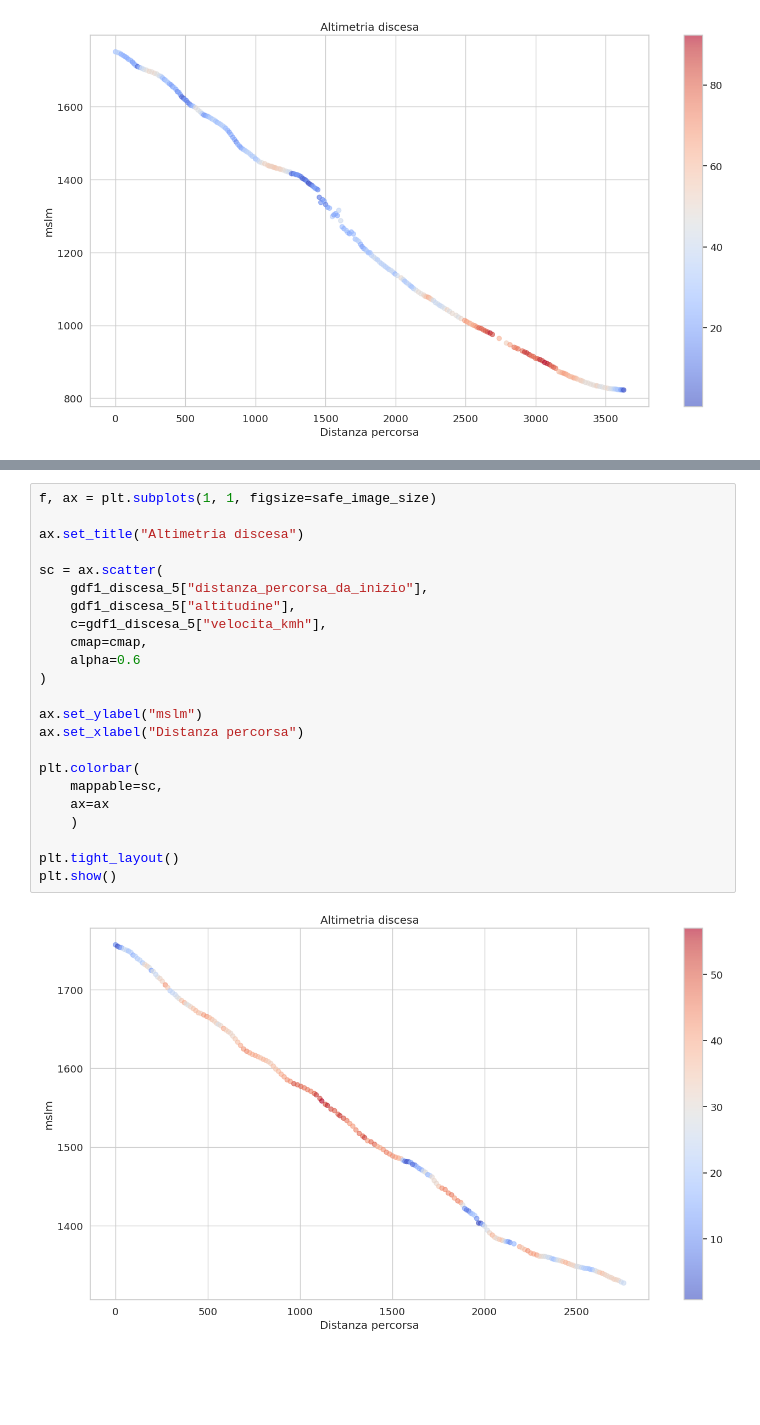
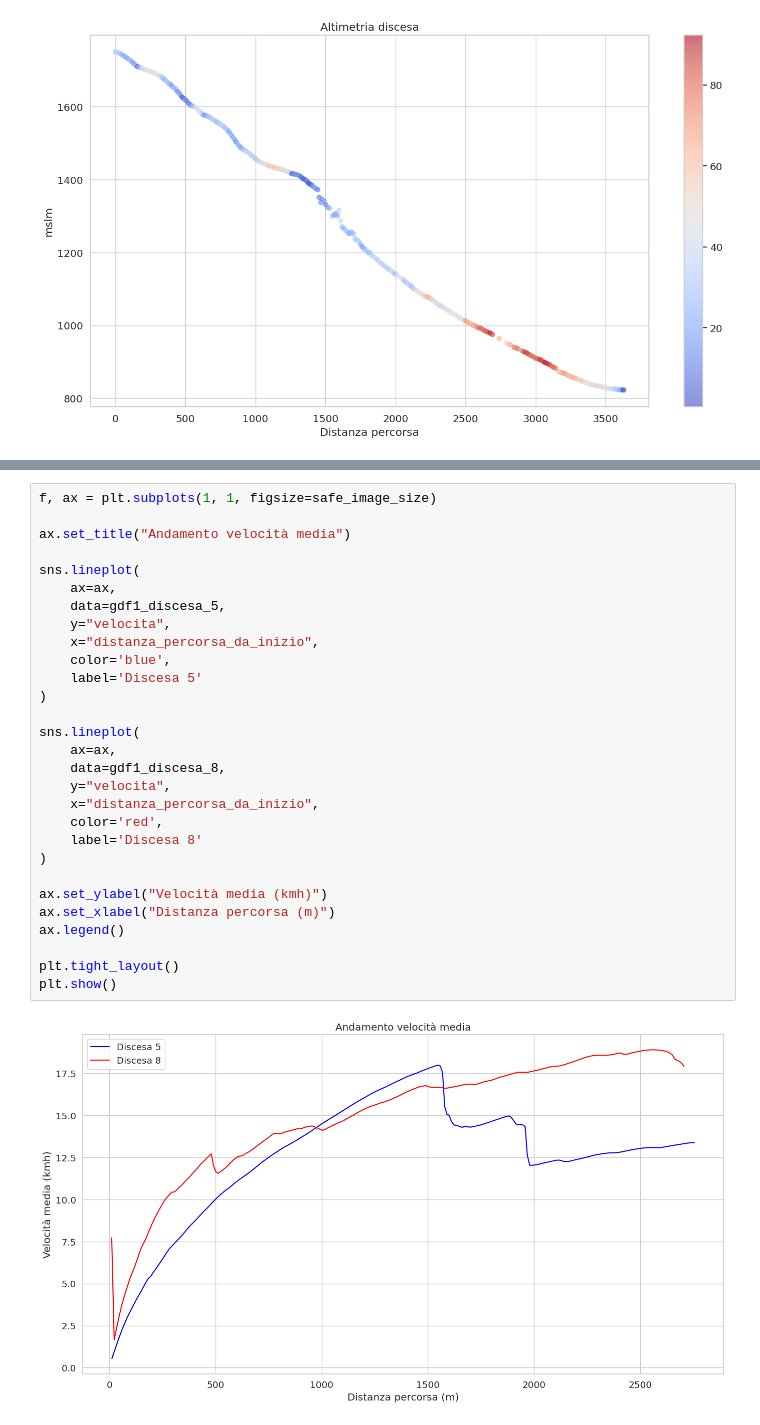
Before and after one commit to thomasmassarutto/DataSlopes, a Jupyter notebook: DataSlopes.ipynb, the cells around one changed output, grey strips where cells are left out. Cells and saved outputs as stored; diff of their text form; blank space fills up the shorter version.

```diff
--- a/DataSlopes.ipynb
+++ b/DataSlopes.ipynb
@@ -903,25 +907,31 @@ plt.show()
 # %%
 f, ax = plt.subplots(1, 1, figsize=safe_image_size)
 
-ax.set_title("Altimetria discesa")
+ax.set_title("Andamento velocità media")
 
-sc = ax.scatter(
-    gdf1_discesa_5["distanza_percorsa_da_inizio"],
-    gdf1_discesa_5["altitudine"],
-    c=gdf1_discesa_5["velocita_kmh"],
-    cmap=cmap,
-    alpha=0.6
+sns.lineplot(
+    ax=ax,
+    data=gdf1_discesa_5,
+    y="velocita",
+    x="distanza_percorsa_da_inizio",
+    color='blue',
+    label='Discesa 5'
 )
 
-ax.set_ylabel("mslm")
-ax.set_xlabel("Distanza percorsa")
+sns.lineplot(
+    ax=ax,
+    data=gdf1_discesa_8,
+    y="velocita",
+    x="distanza_percorsa_da_inizio",
+    color='red',
+    label='Discesa 8'
+)
 
-plt.colorbar(
-    mappable=sc,
-    ax=ax
-    )
+ax.set_ylabel("Velocità media (kmh)")
+ax.set_xlabel("Distanza percorsa (m)")
+ax.legend()
 
 plt.tight_layout()
 plt.show()
 # %% [output]
-[figure, old version]
+[figure, new version]
```
Also changed, not shown: parts of 7 cells of this notebook, 2 other files.
